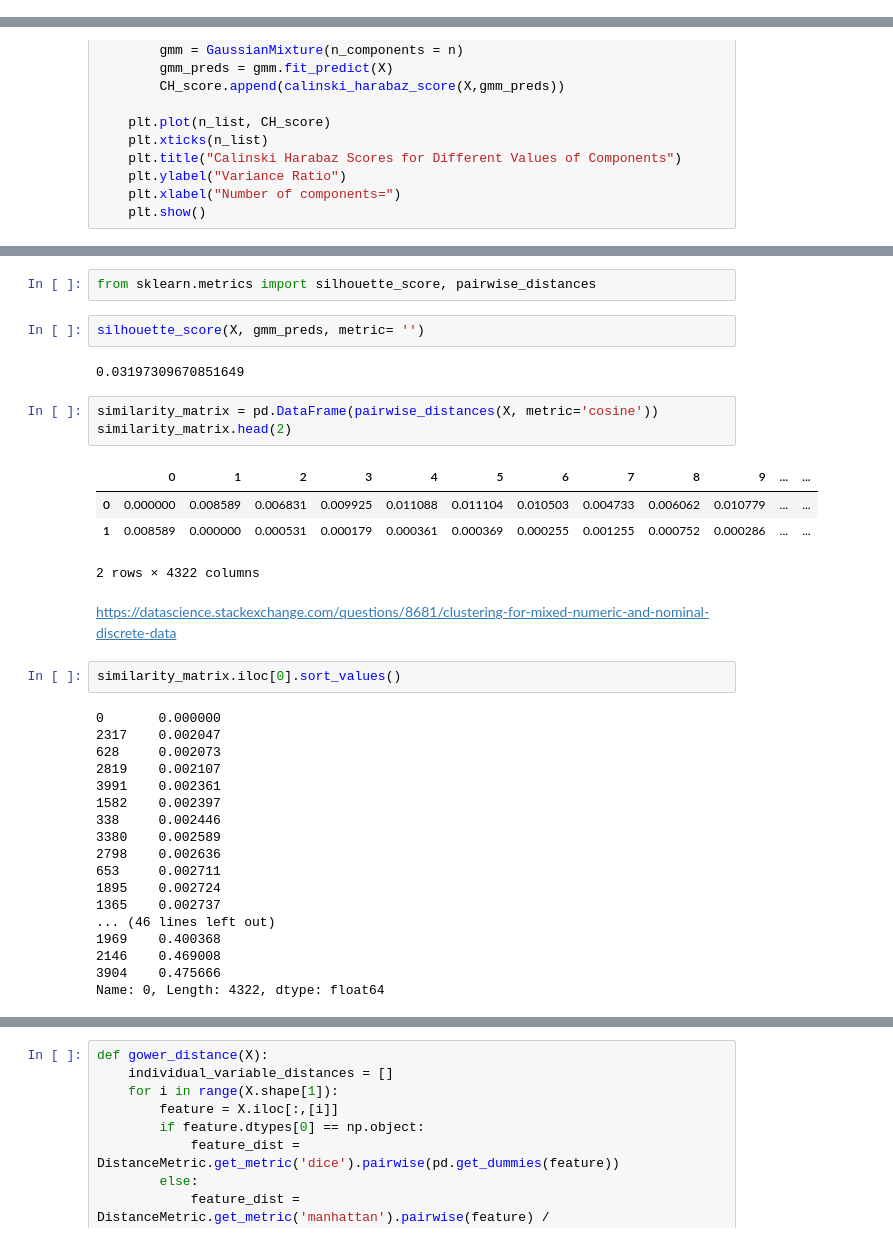
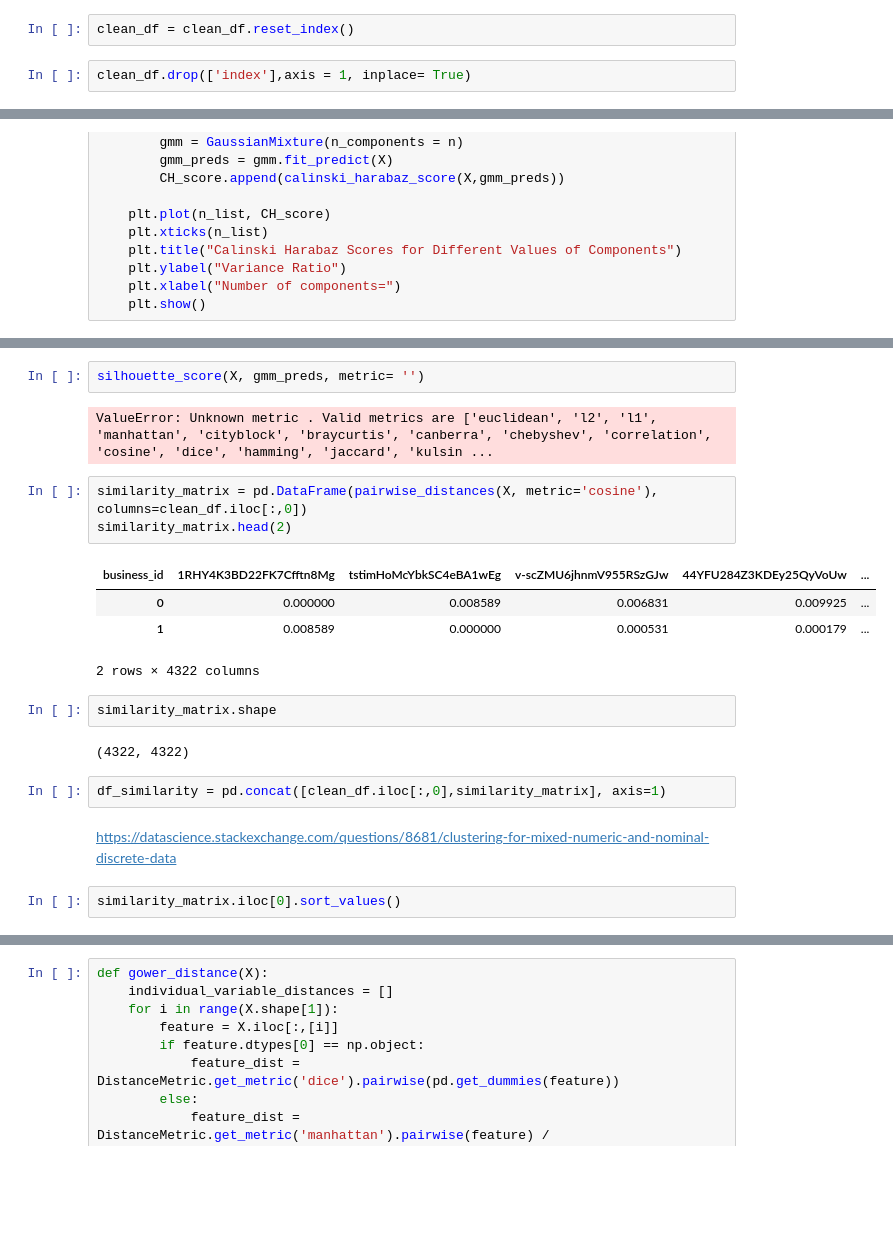
Before and after one commit to rvent/Event-Planner-Project, a Jupyter notebook: rima_wip.ipynb, the cells around one changed output, grey strips where cells are left out. Saved outputs shown, nothing was run; the diff lists cells and outputs as text; blank space fills up the shorter version.

Commit message:
updates similarities and distances

```diff
--- a/rima_wip.ipynb
+++ b/rima_wip.ipynb
@@ -438,5 +408,9 @@ clean_df.head(2)
 | 0 | 1RHY4K3BD22FK7Cfftn8Mg | 35 | 4.0 | 0.0 | 1.0 | 1 | ... |
 | 1 | tstimHoMcYbkSC4eBA1wEg | 184 | 4.5 | 0.0 | 1.0 | 1 | ... |
 2 rows × 166 columns
+# %%
+clean_df = clean_df.reset_index()
+# %%
+clean_df.drop(['index'],axis = 1, inplace= True)
 # %% [markdown]
 ### Part 2: Modeling
@@ -699,38 +674,24 @@ calinski_plot(X, [50,100,120,130,140])
-# %%
-from sklearn.metrics import silhouette_score, pairwise_distances
 # %%
 silhouette_score(X, gmm_preds, metric= '')
 # %% [output]
-0.03197309670851649
+ValueError: Unknown metric . Valid metrics are ['euclidean', 'l2', 'l1', 'manhattan', 'cityblock', 'braycurtis', 'canberra', 'chebyshev', 'correlation', 'cosine', 'dice', 'hamming', 'jaccard', 'kulsin ...
 # %%
-similarity_matrix = pd.DataFrame(pairwise_distances(X, metric='cosine'))
+similarity_matrix = pd.DataFrame(pairwise_distances(X, metric='cosine'), columns=clean_df.iloc[:,0])
 similarity_matrix.head(2)
 # %% [output]
-|  | 0 | 1 | 2 | 3 | 4 | 5 | 6 | 7 | 8 | 9 | ... | ... |
-| 0 | 0.000000 | 0.008589 | 0.006831 | 0.009925 | 0.011088 | 0.011104 | 0.010503 | 0.004733 | 0.006062 | 0.010779 | ... | ... |
-| 1 | 0.008589 | 0.000000 | 0.000531 | 0.000179 | 0.000361 | 0.000369 | 0.000255 | 0.001255 | 0.000752 | 0.000286 | ... | ... |
+| business_id | 1RHY4K3BD22FK7Cfftn8Mg | tstimHoMcYbkSC4eBA1wEg | v-scZMU6jhnmV955RSzGJw | 44YFU284Z3KDEy25QyVoUw | ... |
+| 0 | 0.000000 | 0.008589 | 0.006831 | 0.009925 | ... |
+| 1 | 0.008589 | 0.000000 | 0.000531 | 0.000179 | ... |
 2 rows × 4322 columns
+# %%
+similarity_matrix.shape
+# %% [output]
+(4322, 4322)
+# %%
+df_similarity = pd.concat([clean_df.iloc[:,0],similarity_matrix], axis=1)
 # %% [markdown]
 https://datascience.stackexchange.com/questions/8681/clustering-for-mixed-numeric-and-nominal-discrete-data
 # %%
 similarity_matrix.iloc[0].sort_values()
-# %% [output]
-0       0.000000
-2317    0.002047
-628     0.002073
-2819    0.002107
-3991    0.002361
-1582    0.002397
-338     0.002446
-3380    0.002589
-2798    0.002636
-653     0.002711
-1895    0.002724
-1365    0.002737
-... (46 lines left out)
-1969    0.400368
-2146    0.469008
-3904    0.475666
-Name: 0, Length: 4322, dtype: float64
 # %%
 X_and_Y[X_and_Y.pred == 47.0]
```
Also changed, not shown: parts of 52 cells of this notebook.
